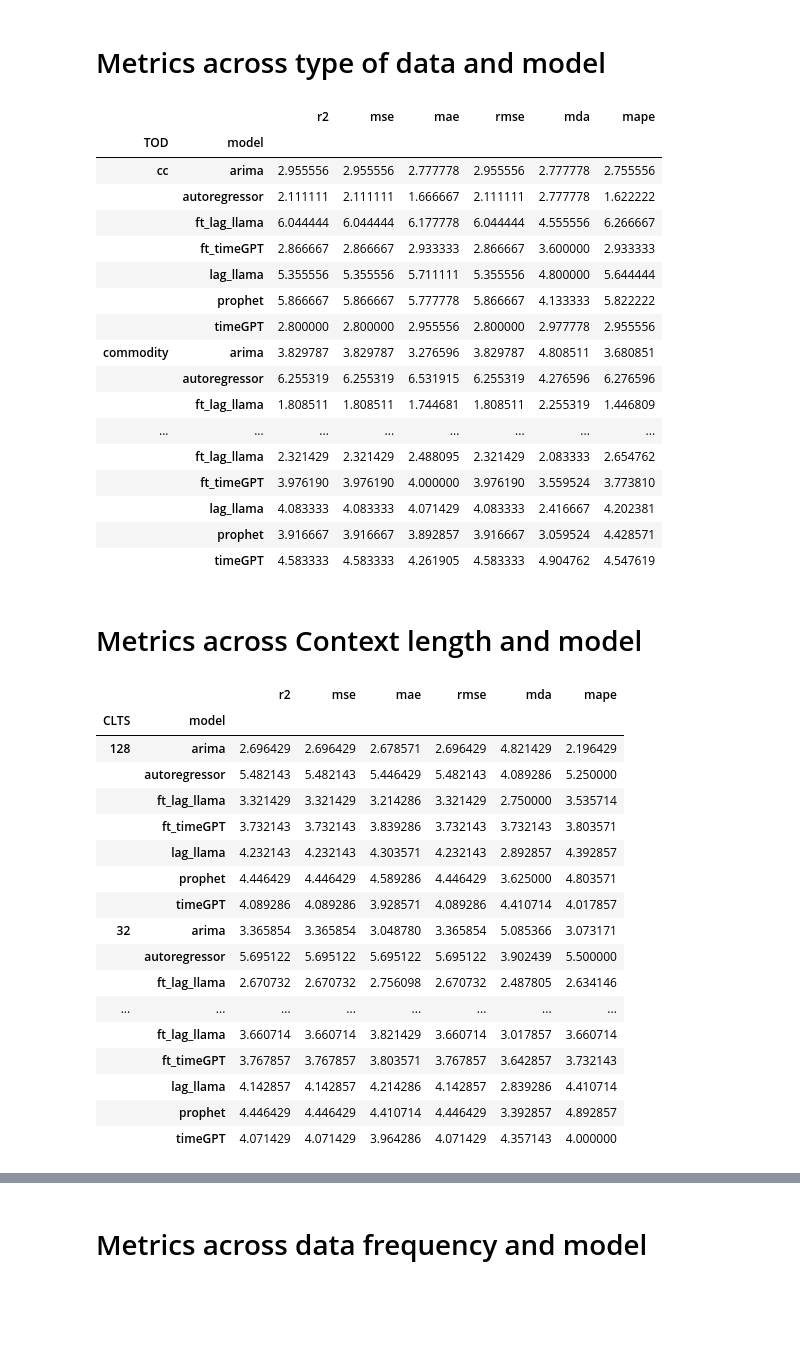
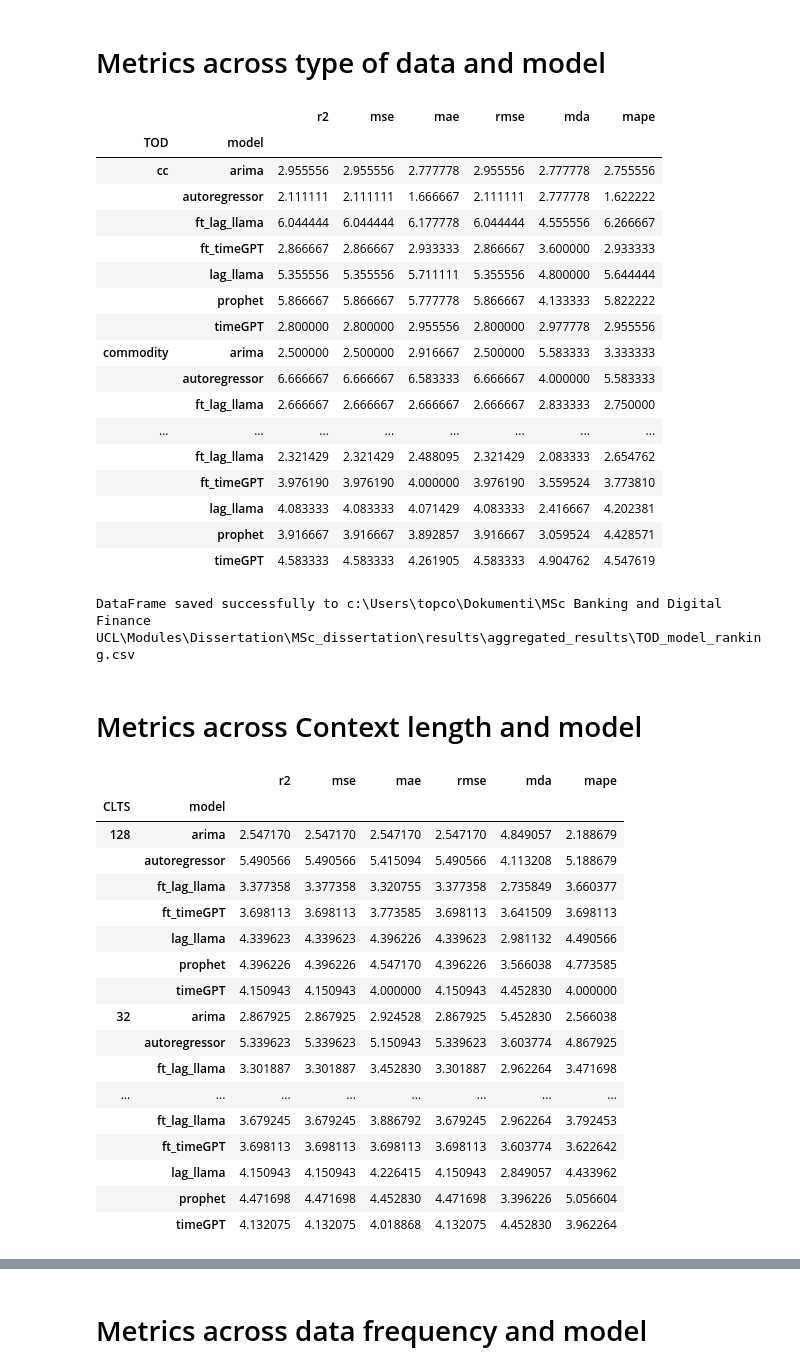
Before and after one commit to filip-topic/Time-Series-Foundation-Models-in-Financial-time-series-prediction, a Jupyter notebook: data_analysis.ipynb, the cells around one changed output, grey strips where cells are left out. Cells and saved outputs as stored; diff of their text form; code cells hidden in the pictures; blank space fills up the shorter version.

```diff
--- a/data_analysis.ipynb
+++ b/data_analysis.ipynb
@@ -80,9 +85,7 @@ for file in files:
     aggregated_ranking = pd.concat([aggregated_ranking, ranked_df], ignore_index=True)
 # %%
 def determine_trend(row):
-    if row['quadratic_trend']:
-        return 'quadratic'
-    elif row['linear_trend']:
+    if row['linear_trend']:
         return 'linear'
     else:
         return 'no_trend'
@@ -225,8 +365,6 @@ len(unique_data_combinations)
 # %%
 def determine_trend(row):
-    if row['quadratic_trend']:
-        return 'quadratic'
-    elif row['linear_trend']:
+    if row['linear_trend']:
         return 'linear'
     else:
         return 'no_trend'
@@ -234,7 +372,7 @@ def determine_trend(row):
 def add_data_features(df):
     old_names = list(df.columns)
     data_features = ["stationary", "adf_statistic", "linear_trend",
-                                                     "linear_tau", "quadratic_trend", "quadratic_tau",
+                                                     "linear_tau",
                                                        "cyclical_patterns", "n_partial_autocorrelations", 'residual_volatility', "residual_mean"]
 
     data_params = ['SD', 'ED', 'FR', 'T', 'TOD']
@@ -278,7 +416,7 @@ def add_data_features(df):
     output = df.merge(new_df, on = data_params, how = "left")
 
     output['trend'] = output.apply(determine_trend, axis=1)
-    output = output.drop(columns=['quadratic_trend', 'linear_trend'])
+    output = output.drop(columns=['linear_trend'])
 
     return output
 # %%
@@ -286,4 +442,4 @@ aggregated_ranking_with_data_features = add_data_features(aggregated_ranking)
 # %%
-pd.set_option('display.max_columns', 500)
+pd.set_option('display.max_columns', 10)
 aggregated_ranking_with_data_features
 # %% [output]
@@ -316 +459,13 @@ array([], dtype=object)
+# %%
+# Create the new dataframe excluding the rows based on the specified conditions
+exploration_phase_ranking = aggregated_ranking_with_data_features[
+    ~(
+        (aggregated_ranking_with_data_features["TOD"] == "commodity") &
+        (aggregated_ranking_with_data_features["FR"] == "weekly") &
+        (aggregated_ranking_with_data_features["FTL"] != 200) &
+        (aggregated_ranking_with_data_features["LR"] != 0.0005) &
+        (aggregated_ranking_with_data_features["BS"] != 5) &
+        (aggregated_ranking_with_data_features["ME"] != 4)
+    )
+]
 # %%
@@ -498,9 +623,9 @@ model_ranking
 # %% [markdown]
 # Metrics across type of data and model
 # %%
-metrics = ["r2", "mse", "mae", "rmse", "mda", "mape", "model", "TOD"]
+metrics = m +  ["model", "TOD"]
 group = ["TOD", "model"]
-tod_model_ranking = aggregated_ranking[metrics].groupby(group).mean()
+tod_model_ranking = exploration_phase_ranking[metrics].groupby(group).mean()
 tod_model_ranking
 # %% [output]
 |  |  | r2 | mse | mae | rmse | mda | mape |
@@ -512,9 +637,9 @@ tod_model_ranking
 |  | lag_llama | 5.355556 | 5.355556 | 5.711111 | 5.355556 | 4.800000 | 5.644444 |
 |  | prophet | 5.866667 | 5.866667 | 5.777778 | 5.866667 | 4.133333 | 5.822222 |
 |  | timeGPT | 2.800000 | 2.800000 | 2.955556 | 2.800000 | 2.977778 | 2.955556 |
-| commodity | arima | 3.829787 | 3.829787 | 3.276596 | 3.829787 | 4.808511 | 3.680851 |
-|  | autoregressor | 6.255319 | 6.255319 | 6.531915 | 6.255319 | 4.276596 | 6.276596 |
-|  | ft_lag_llama | 1.808511 | 1.808511 | 1.744681 | 1.808511 | 2.255319 | 1.446809 |
+| commodity | arima | 2.500000 | 2.500000 | 2.916667 | 2.500000 | 5.583333 | 3.333333 |
+|  | autoregressor | 6.666667 | 6.666667 | 6.583333 | 6.666667 | 4.000000 | 5.583333 |
+|  | ft_lag_llama | 2.666667 | 2.666667 | 2.666667 | 2.666667 | 2.833333 | 2.750000 |
 | ... | ... | ... | ... | ... | ... | ... | ... |
 |  | ft_lag_llama | 2.321429 | 2.321429 | 2.488095 | 2.321429 | 2.083333 | 2.654762 |
 |  | ft_timeGPT | 3.976190 | 3.976190 | 4.000000 | 3.976190 | 3.559524 | 3.773810 |
@@ -522,32 +647,34 @@ tod_model_ranking
 |  | prophet | 3.916667 | 3.916667 | 3.892857 | 3.916667 | 3.059524 | 4.428571 |
 |  | timeGPT | 4.583333 | 4.583333 | 4.261905 | 4.583333 | 4.904762 | 4.547619 |
 # %%
-#save_dataframe_to_csv(tod_model_ranking, os.path.join(aggregated_results_directory, "TOD_model_ranking.csv"))
+save_dataframe_to_csv(tod_model_ranking, os.path.join(aggregated_results_directory, "TOD_model_ranking.csv"))
+# %% [output]
+DataFrame saved successfully to c:\Users\topco\Dokumenti\MSc Banking and Digital Finance UCL\Modules\Dissertation\MSc_dissertation\results\aggregated_results\TOD_model_ranking.csv
 # %% [markdown]
 # Metrics across Context length and model
 # %%
-metrics = ["r2", "mse", "mae", "rmse", "mda", "mape", "model", "CLTS"]
+metrics = m + ["model", "CLTS"]
 group = ["CLTS", "model"]
-clts_model_ranking = aggregated_ranking[metrics].groupby(group).mean()
+clts_model_ranking = exploration_phase_ranking[metrics].groupby(group).mean()
 
 clts_model_ranking
 # %% [output]
 |  |  | r2 | mse | mae | rmse | mda | mape |
 | CLTS | model |  |  |  |  |  |  |
-| 128 | arima | 2.696429 | 2.696429 | 2.678571 | 2.696429 | 4.821429 | 2.196429 |
-|  | autoregressor | 5.482143 | 5.482143 | 5.446429 | 5.482143 | 4.089286 | 5.250000 |
-|  | ft_lag_llama | 3.321429 | 3.321429 | 3.214286 | 3.321429 | 2.750000 | 3.535714 |
-|  | ft_timeGPT | 3.732143 | 3.732143 | 3.839286 | 3.732143 | 3.732143 | 3.803571 |
-|  | lag_llama | 4.232143 | 4.232143 | 4.303571 | 4.232143 | 2.892857 | 4.392857 |
-|  | prophet | 4.446429 | 4.446429 | 4.589286 | 4.446429 | 3.625000 | 4.803571 |
-|  | timeGPT | 4.089286 | 4.089286 | 3.928571 | 4.089286 | 4.410714 | 4.017857 |
-| 32 | arima | 3.365854 | 3.365854 | 3.048780 | 3.365854 | 5.085366 | 3.073171 |
-|  | autoregressor | 5.695122 | 5.695122 | 5.695122 | 5.695122 | 3.902439 | 5.500000 |
-|  | ft_lag_llama | 2.670732 | 2.670732 | 2.756098 | 2.670732 | 2.487805 | 2.634146 |
+| 128 | arima | 2.547170 | 2.547170 | 2.547170 | 2.547170 | 4.849057 | 2.188679 |
+|  | autoregressor | 5.490566 | 5.490566 | 5.415094 | 5.490566 | 4.113208 | 5.188679 |
+|  | ft_lag_llama | 3.377358 | 3.377358 | 3.320755 | 3.377358 | 2.735849 | 3.660377 |
+|  | ft_timeGPT | 3.698113 | 3.698113 | 3.773585 | 3.698113 | 3.641509 | 3.698113 |
+|  | lag_llama | 4.339623 | 4.339623 | 4.396226 | 4.339623 | 2.981132 | 4.490566 |
+|  | prophet | 4.396226 | 4.396226 | 4.547170 | 4.396226 | 3.566038 | 4.773585 |
+|  | timeGPT | 4.150943 | 4.150943 | 4.000000 | 4.150943 | 4.452830 | 4.000000 |
+| 32 | arima | 2.867925 | 2.867925 | 2.924528 | 2.867925 | 5.452830 | 2.566038 |
+|  | autoregressor | 5.339623 | 5.339623 | 5.150943 | 5.339623 | 3.603774 | 4.867925 |
+|  | ft_lag_llama | 3.301887 | 3.301887 | 3.452830 | 3.301887 | 2.962264 | 3.471698 |
 | ... | ... | ... | ... | ... | ... | ... | ... |
-|  | ft_lag_llama | 3.660714 | 3.660714 | 3.821429 | 3.660714 | 3.017857 | 3.660714 |
-|  | ft_timeGPT | 3.767857 | 3.767857 | 3.803571 | 3.767857 | 3.642857 | 3.732143 |
-|  | lag_llama | 4.142857 | 4.142857 | 4.214286 | 4.142857 | 2.839286 | 4.410714 |
-|  | prophet | 4.446429 | 4.446429 | 4.410714 | 4.446429 | 3.392857 | 4.892857 |
-|  | timeGPT | 4.071429 | 4.071429 | 3.964286 | 4.071429 | 4.357143 | 4.000000 |
+|  | ft_lag_llama | 3.679245 | 3.679245 | 3.886792 | 3.679245 | 2.962264 | 3.792453 |
+|  | ft_timeGPT | 3.698113 | 3.698113 | 3.698113 | 3.698113 | 3.603774 | 3.622642 |
+|  | lag_llama | 4.150943 | 4.150943 | 4.226415 | 4.150943 | 2.849057 | 4.433962 |
+|  | prophet | 4.471698 | 4.471698 | 4.452830 | 4.471698 | 3.396226 | 5.056604 |
+|  | timeGPT | 4.132075 | 4.132075 | 4.018868 | 4.132075 | 4.452830 | 3.962264 |
 # %%
```
Also changed, not shown: parts of 45 cells of this notebook, 7 other files.
